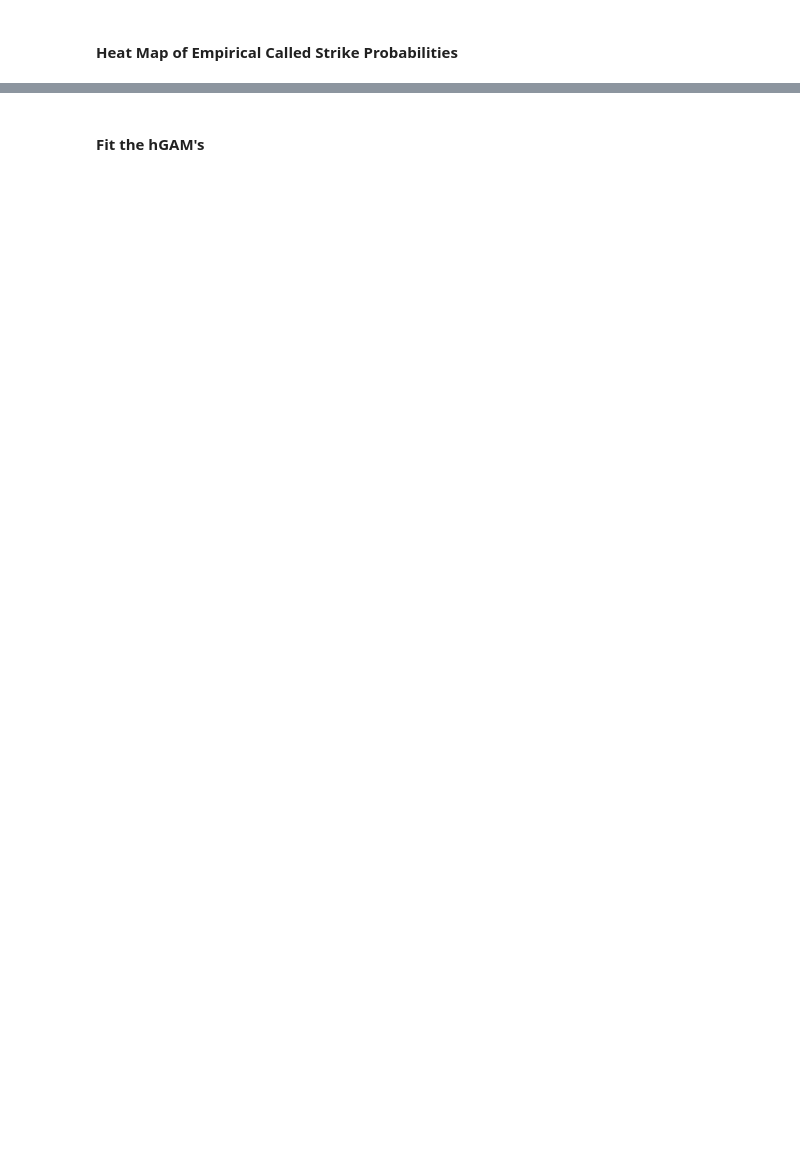
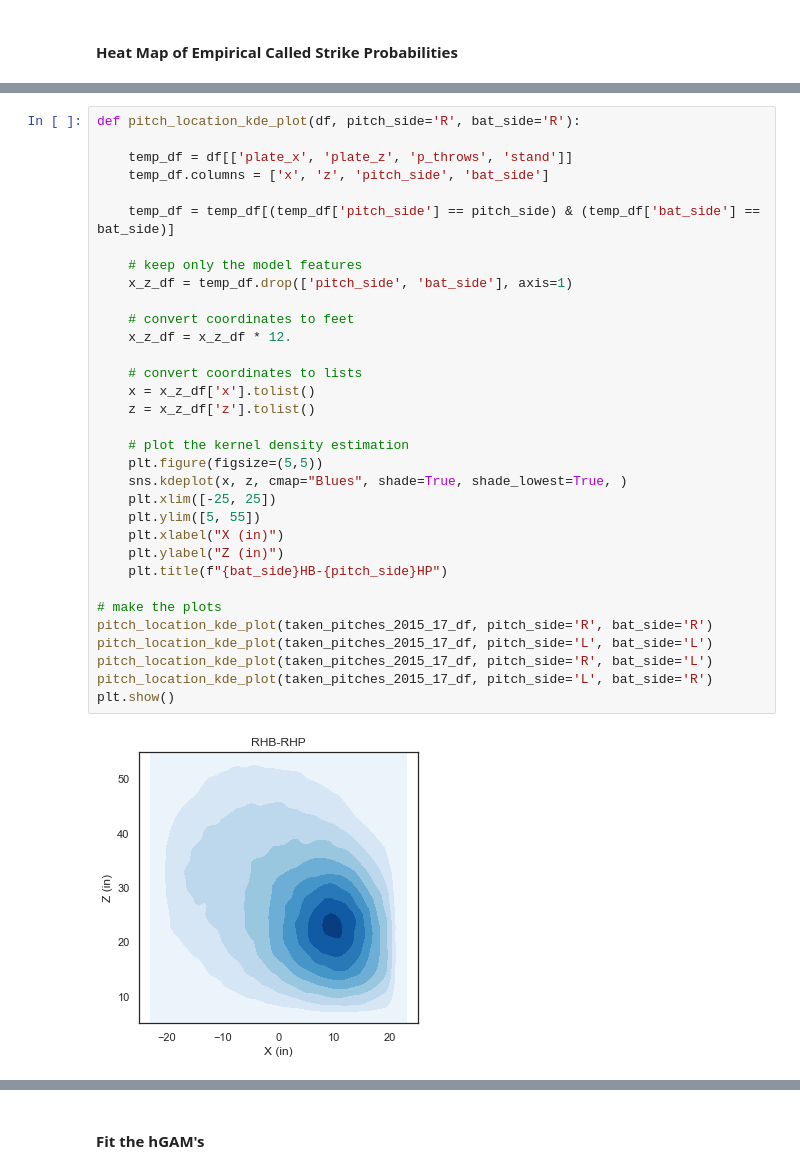
Before and after one commit to chrisjackson4256/BaseballDataAnalyses, a Jupyter notebook: PitchFramingModel.ipynb, the cells around one changed output, grey strips where cells are left out. Drawn from its saved outputs; the diff is of its cells as text; blank space fills up the shorter version.

```diff
--- a/PitchFramingModel.ipynb
+++ b/PitchFramingModel.ipynb
@@ -351,0 +382,35 @@ plt.show()
+# %%
+def pitch_location_kde_plot(df, pitch_side='R', bat_side='R'):
+
+    temp_df = df[['plate_x', 'plate_z', 'p_throws', 'stand']]
+    temp_df.columns = ['x', 'z', 'pitch_side', 'bat_side']
+
+    temp_df = temp_df[(temp_df['pitch_side'] == pitch_side) & (temp_df['bat_side'] == bat_side)]
+
+    # keep only the model features
+    x_z_df = temp_df.drop(['pitch_side', 'bat_side'], axis=1)
+
+    # convert coordinates to feet
+    x_z_df = x_z_df * 12.
+
+    # convert coordinates to lists
+    x = x_z_df['x'].tolist()
+    z = x_z_df['z'].tolist()
+
+    # plot the kernel density estimation
+    plt.figure(figsize=(5,5))
+    sns.kdeplot(x, z, cmap="Blues", shade=True, shade_lowest=True, )
+    plt.xlim([-25, 25])
+    plt.ylim([5, 55])
+    plt.xlabel("X (in)")
+    plt.ylabel("Z (in)")
+    plt.title(f"{bat_side}HB-{pitch_side}HP")
+
+# make the plots
+pitch_location_kde_plot(taken_pitches_2015_17_df, pitch_side='R', bat_side='R')
+pitch_location_kde_plot(taken_pitches_2015_17_df, pitch_side='L', bat_side='L')
+pitch_location_kde_plot(taken_pitches_2015_17_df, pitch_side='R', bat_side='L')
+pitch_location_kde_plot(taken_pitches_2015_17_df, pitch_side='L', bat_side='R')
+plt.show()
+# %% [output]
+[figure, added]
```
Also changed, not shown: parts of 17 cells of this notebook.
